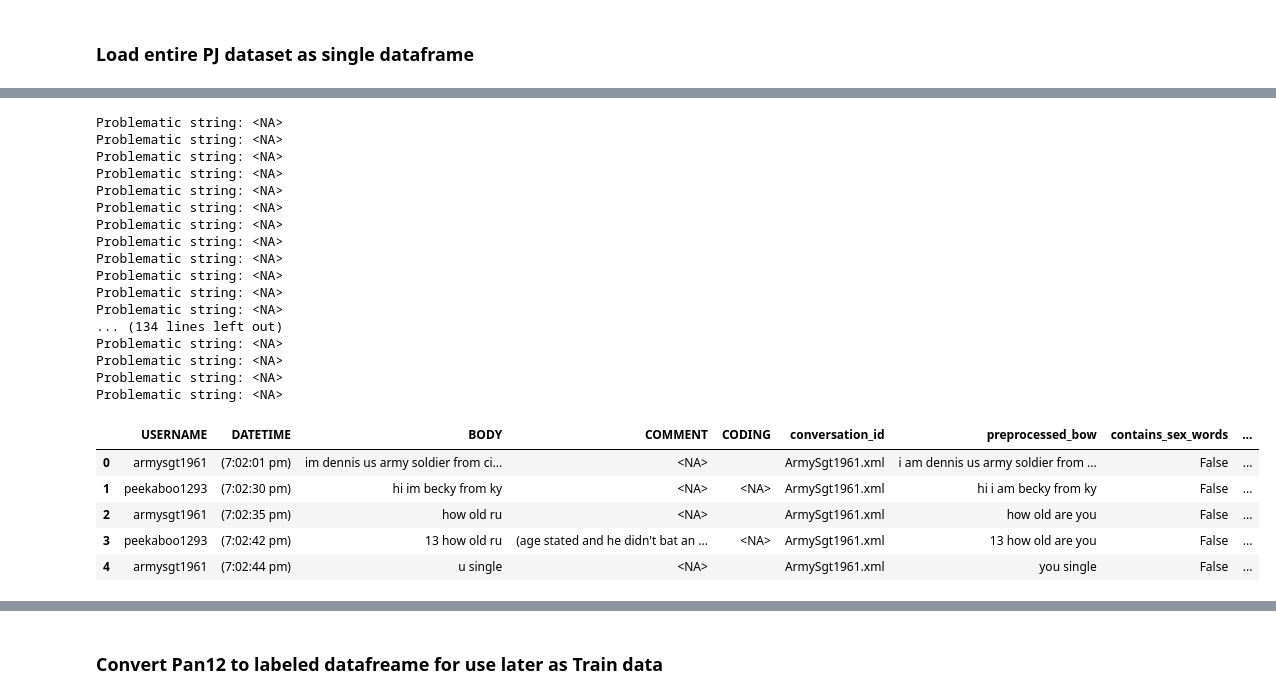
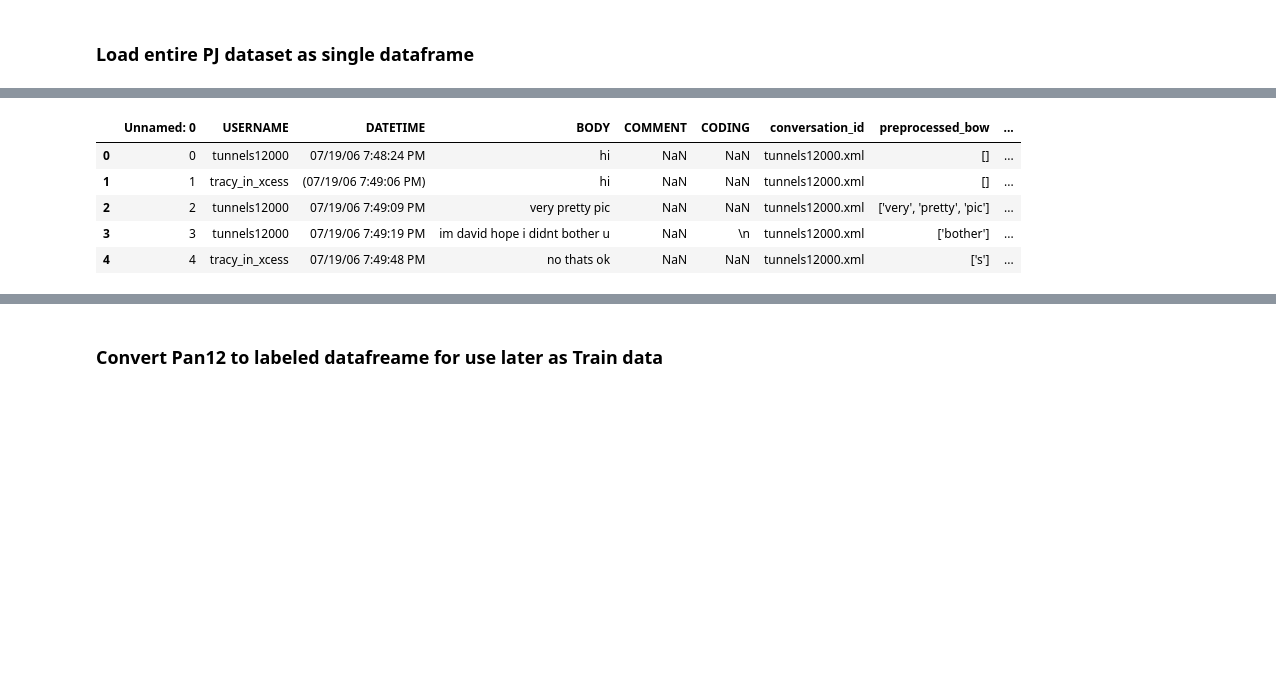
Before and after one commit to mryanivtal/cybersecurity_hw2, a Jupyter notebook: cyber_hw2.ipynb, the cells around one changed output, grey strips where cells are left out. Saved outputs shown, nothing was run; the diff lists cells and outputs as text; code cells hidden in the pictures; blank space fills up the shorter version.

```diff
--- a/cyber_hw2.ipynb
+++ b/cyber_hw2.ipynb
@@ -72,7 +100,7 @@ PJ_DATA_FOLDER = PROJECT_ROOT / Path('customer_data')
 PAN12_DATA_FILE = PROJECT_ROOT / Path('ref_data/pan12_corpus/pan12-sexual-predator-identification-test-corpus-2012-05-21/pan12-sexual-predator-identification-test-corpus-2012-05-17.xml')
 PAN12_LINE_LABELS_FILE = PROJECT_ROOT / Path('ref_data/pan12_corpus/pan12-sexual-predator-identification-test-corpus-2012-05-21/pan12-sexual-predator-identification-groundtruth-problem2.txt')
 PAN12_USER_LABELS_FILE = PROJECT_ROOT / Path('ref_data/pan12_corpus/pan12-sexual-predator-identification-test-corpus-2012-05-21/pan12-sexual-predator-identification-groundtruth-problem1.txt')
-OUTPUT_FOLDER = PROJECT_ROOT
+OUTPUT_FOLDER = PROJECT_ROOT / Path('output')
 
 if not PAN12_DATA_FILE.exists():
     raise FileNotFoundError('File not found!')
@@ -87,7 +115,8 @@ if not PJ_DATA_FOLDER.is_dir():
     raise FileNotFoundError('Directry not found!')
 
 if not OUTPUT_FOLDER.is_dir():
-    raise FileNotFoundError('Directry not found!')
+    print(f'creating output folder: {OUTPUT_FOLDER}')
+    OUTPUT_FOLDER.mkdir(parents=True, exist_ok=True)
 # %% [markdown]
 ### Utility functions
 # %%
@@ -197,6 +226,14 @@ def correct_spellings(text: str, speller: Callable) -> str:
     return " ".join(corrected_text)
 
 
+def lemmation(text:str, allowed_postags=['NOUN', 'ADJ', 'VERB', 'ADV']):
+    nlp_lem = spacy.load('en_core_web_sm', disable=['parser', 'ner'])
+    result = nlp_lem(text)
+    result = [token.lemma_ for token in result if token.pos_ in allowed_postags]
+    result = str(result)
+    return result
+
+
 def contains_words_from_list(text: str, word_list: List[str])-> bool:
     text_words = re.sub("[^\w]", " ",  text).split()
     if any(word in word_list for word in text_words):
@@ -216,6 +253,7 @@ def preprocess_string_for_bow(text: str, stemmer: Callable=None, speller: Callab
         text = remove_special_characters(text)
         text = correct_spellings(text, speller)
         # text = remove_stopwords(text, words_to_remove)
+        text = lemmation(text)
         # text = stem_text(text, stemmer)
     except(TypeError):
         print(f'Problematic string: {text}')
@@ -342,7 +380,7 @@ chat_dict['conversation'].head(10)
 | 9 | armysgt1961 | (7:03:32 pm) | yeah | <NA> | <NA> |
 # %%
 
-class PjDataset(Dataset):
+class PjSentencesDataset(Dataset):
     """
     Wrapper around Torch Dataset.
     Prepares an indexed list of PJ conversation in a folder, returns conversations per index (like an array)
@@ -472,41 +459,35 @@ failed to parse customer_data\Wulfker_Dragonslayer.xml
 # %%
-# preprocess and add features
-preprocess_args = {'stemmer': PorterStemmer(),
-                    'speller': SpellChecker(),
-                    'words_to_remove': set(stopwords.words('english')),
-                    'emoticons': emoticons,
-                    'chat_slang': chat_slang,
-                    }
+PJ_PREPROCESSED_CSV_PATH = OUTPUT_FOLDER / Path('pj_preprocessed_dataframe.csv')
+PJ_FULL_RAW_CSV = OUTPUT_FOLDER / Path('pan12_raw_full.csv')
 
-pj_df = preprocess_df_for_bow(pj_df, 'BODY', **preprocess_args)
-pj_df = add_wordlist_features(pj_df, 'preprocessed_bow', sex_word_list, family_word_list, meeting_word_list)
-pj_df.to_csv(OUTPUT_FOLDER / Path('pj_preprocessed_dataframe.csv'))
+if CREATE_FULL_PJ_DATAFRAME == 'Process':
+    # load original dataset
+    pj_df = load_pj_dataset(PJ_DATA_FOLDER)
+    pj_df.to_csv(PJ_FULL_RAW_CSV)
+
+    # preprocess and add features
+    preprocess_args = {'stemmer': PorterStemmer(),
+                        'speller': SpellChecker(),
+                        'words_to_remove': set(stopwords.words('english')),
+                        'emoticons': emoticons,
+                        'chat_slang': chat_slang,
+                        }
+
+    pj_df = preprocess_df_for_bow(pj_df, 'BODY', **preprocess_args)
+    pj_df = add_wordlist_features(pj_df, 'preprocessed_bow', sex_word_list, family_word_list, meeting_word_list)
+    pj_df.to_csv(PJ_PREPROCESSED_CSV_PATH)
+
+elif CREATE_FULL_PJ_DATAFRAME == 'Load':
+    pj_df = pd.read_csv(PJ_PREPROCESSED_CSV_PATH)
 
 pj_df.head()
 # %% [output]
-Problematic string: <NA>
-Problematic string: <NA>
-Problematic string: <NA>
-Problematic string: <NA>
-Problematic string: <NA>
-Problematic string: <NA>
-Problematic string: <NA>
-Problematic string: <NA>
-Problematic string: <NA>
-Problematic string: <NA>
-Problematic string: <NA>
-Problematic string: <NA>
-... (134 lines left out)
-Problematic string: <NA>
-Problematic string: <NA>
-Problematic string: <NA>
-Problematic string: <NA>
-|  | USERNAME | DATETIME | BODY | COMMENT | CODING | conversation_id | preprocessed_bow | contains_sex_words | ... |
-| 0 | armysgt1961 | (7:02:01 pm) | im dennis us army soldier from ci... | <NA> |  | ArmySgt1961.xml | i am dennis us army soldier from ... | False | ... |
-| 1 | peekaboo1293 | (7:02:30 pm) | hi im becky from ky | <NA> | <NA> | ArmySgt1961.xml | hi i am becky from ky | False | ... |
-| 2 | armysgt1961 | (7:02:35 pm) | how old ru | <NA> |  | ArmySgt1961.xml | how old are you | False | ... |
-| 3 | peekaboo1293 | (7:02:42 pm) | 13 how old ru | (age stated and he didn't bat an ... | <NA> | ArmySgt1961.xml | 13 how old are you | False | ... |
-| 4 | armysgt1961 | (7:02:44 pm) | u single | <NA> |  | ArmySgt1961.xml | you single | False | ... |
+|  | Unnamed: 0 | USERNAME | DATETIME | BODY | COMMENT | CODING | conversation_id | preprocessed_bow | ... |
+| 0 | 0 | tunnels12000 | 07/19/06 7:48:24 PM | hi | NaN | NaN | tunnels12000.xml | [] | ... |
+| 1 | 1 | tracy_in_xcess | (07/19/06 7:49:06 PM) | hi | NaN | NaN | tunnels12000.xml | [] | ... |
+| 2 | 2 | tunnels12000 | 07/19/06 7:49:09 PM | very pretty pic | NaN | NaN | tunnels12000.xml | ['very', 'pretty', 'pic'] | ... |
+| 3 | 3 | tunnels12000 | 07/19/06 7:49:19 PM | im david hope i didnt bother u | NaN | \n | tunnels12000.xml | ['bother'] | ... |
+| 4 | 4 | tracy_in_xcess | 07/19/06 7:49:48 PM | no thats ok | NaN | NaN | tunnels12000.xml | ['s'] | ... |
 # %%
 pj_df.groupby(['conversation_id']).sum()
 # %% [output]
```
Also changed, not shown: parts of 33 cells of this notebook, 7 other files.
